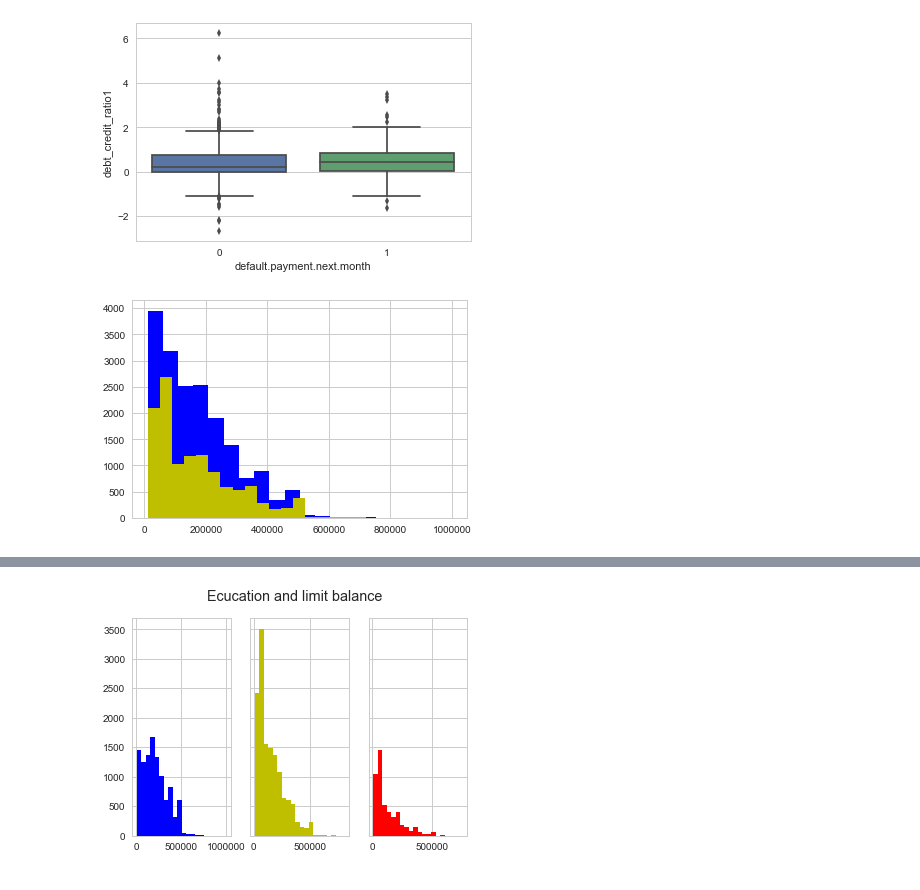
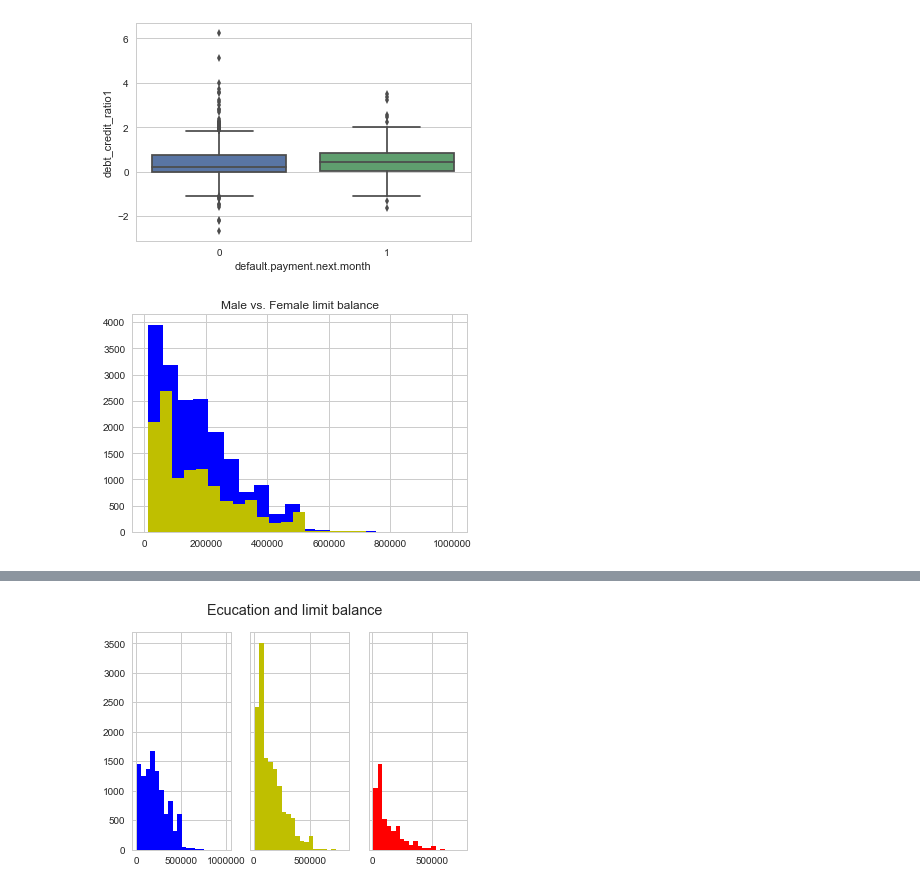
Before and after one commit to Armitasa/Capstone, a Jupyter notebook: capstone1.ipynb, the cells around one changed output, grey strips where cells are left out. Cells and saved outputs as stored; diff of their text form; code cells hidden in the pictures.

```diff
--- a/capstone1.ipynb
+++ b/capstone1.ipynb
@@ -116,3 +120,6 @@ Index(['ID', 'LIMIT_BAL', 'SEX', 'EDUCATION', 'MARRIAGE', 'PAY_0', 'PAY_2',
       dtype='object')
 # %% [markdown]
 Exploratory Data Analysis
+# %%
+sns.set(style="whitegrid")
+ax= sns.boxplot(x =default['LIMIT_BAL'])
@@ -133,10 +142,10 @@ ax= sns.boxplot(x = default['default.payment.next.month'], y=default['debt_credi
 # %%
 #comparing limit balance against for different sexes
 male = default[(default['SEX'] == 1)]
 female = default[(default['SEX'] == 2)]
 plt.hist(female['LIMIT_BAL'], bins=20, color ='b')
 plt.hist(male['LIMIT_BAL'], bins=20, color ='y')
-
+plt.title('Male vs. Female limit balance')
 plt.show()
 # %% [output]
-[figure, old version]
+[figure, new version]
```
Also changed, not shown: parts of 21 cells of this notebook.
